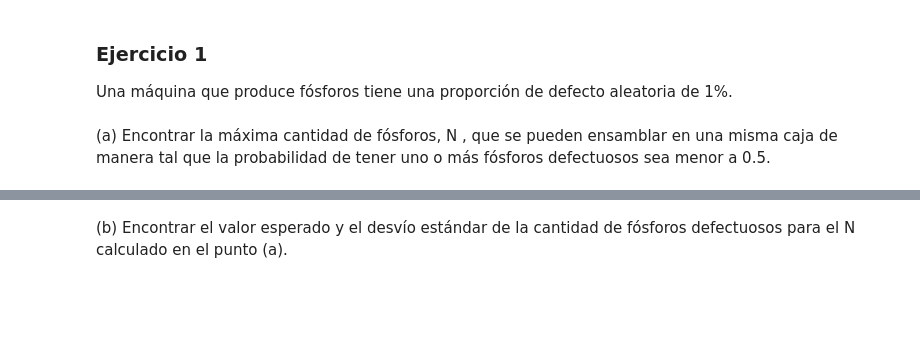
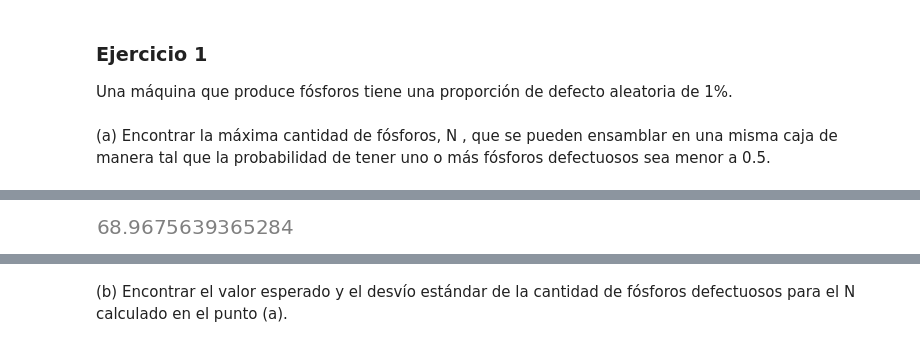
Before and after one commit to nhorro/ceai2020, a Jupyter notebook: prob_est/clase_8_evaluacion/Evaluacion.ipynb, the cells around one changed output, grey strips where cells are left out. Cells and saved outputs as stored; diff of their text form; code cells hidden in the pictures; blank space fills up the shorter version.

```diff
--- a/prob_est/clase_8_evaluacion/Evaluacion.ipynb
+++ b/prob_est/clase_8_evaluacion/Evaluacion.ipynb
@@ -55,0 +47,4 @@ Se desea obtener el valor de $N$ para el cuál $P(X=1) = 0.5$, y se considerará
+# %%
+np.log(0.5)/log(1-0.01)
+# %% [output]
+[figure, added]
```
Also changed, not shown: parts of 25 cells of this notebook, 1 other file.
